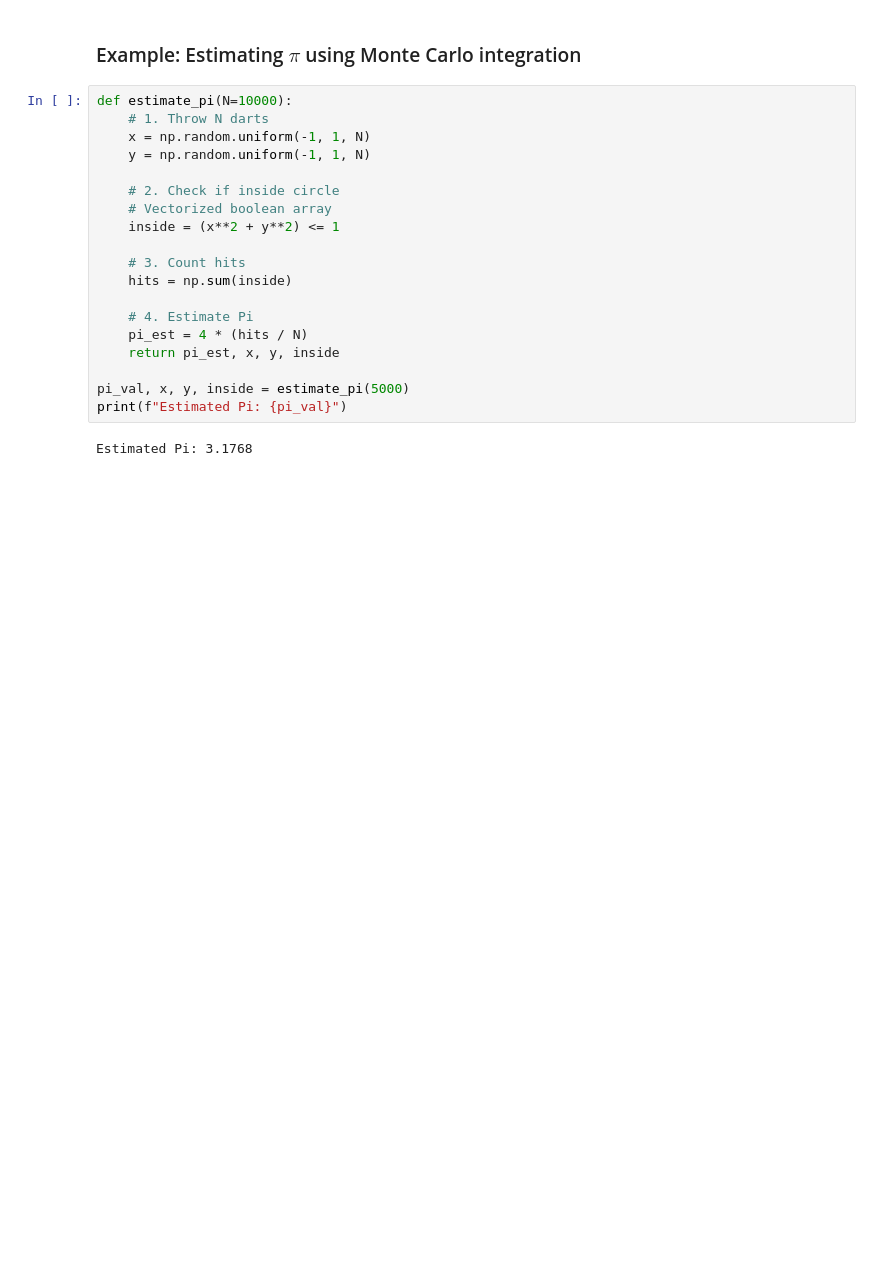
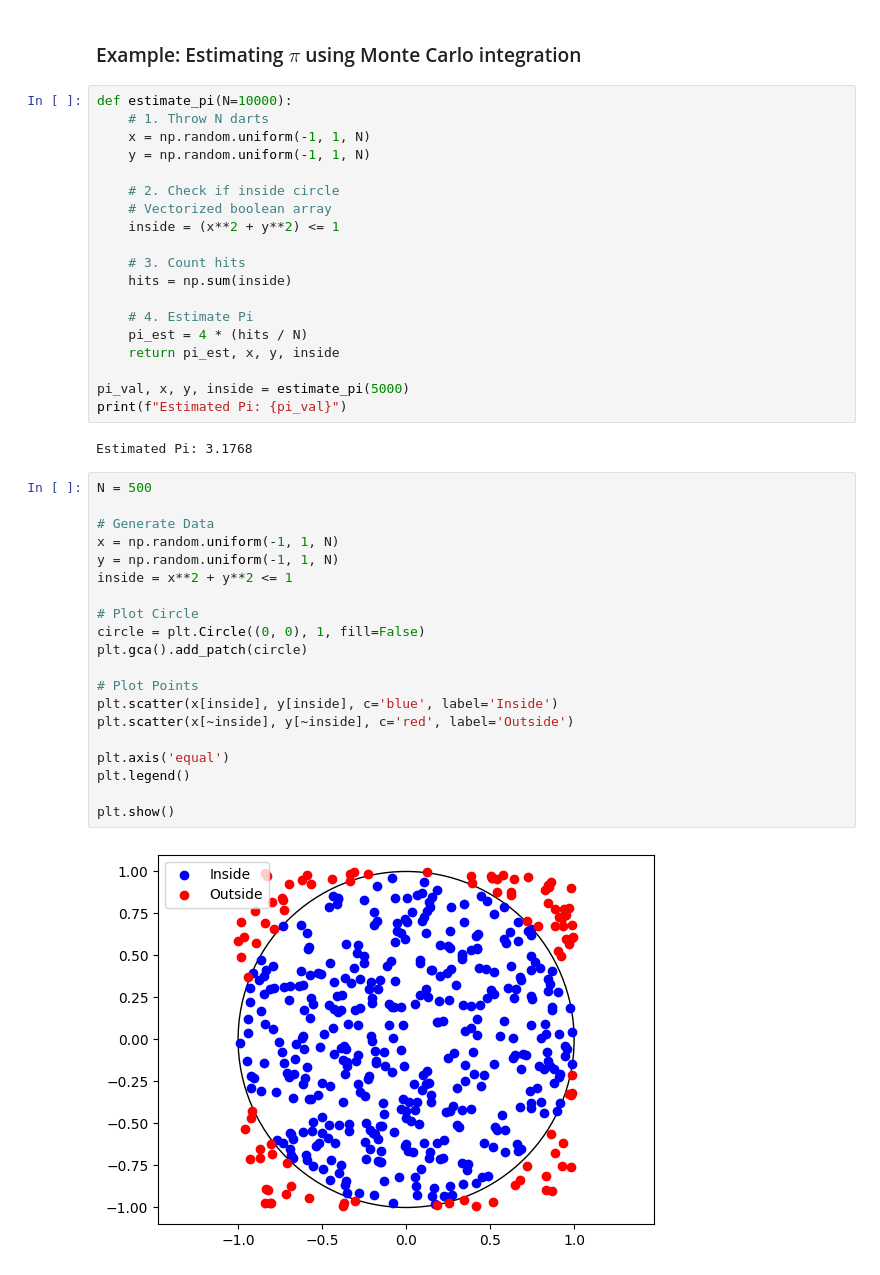
Before and after one commit to joshfpedro/math-328, a Jupyter notebook: numerical_calculus.ipynb, the cells around one changed output. Saved outputs shown, nothing was run; the diff lists cells and outputs as text; blank space fills up the shorter version.

```diff
--- a/numerical_calculus.ipynb
+++ b/numerical_calculus.ipynb
@@ -222,3 +222,25 @@ pi_val, x, y, inside = estimate_pi(5000)
 print(f"Estimated Pi: {pi_val}")
 # %% [output]
 Estimated Pi: 3.1768
+# %%
+N = 500
+
+# Generate Data
+x = np.random.uniform(-1, 1, N)
+y = np.random.uniform(-1, 1, N)
+inside = x**2 + y**2 <= 1
+
+# Plot Circle
+circle = plt.Circle((0, 0), 1, fill=False)
+plt.gca().add_patch(circle)
+
+# Plot Points
+plt.scatter(x[inside], y[inside], c='blue', label='Inside')
+plt.scatter(x[~inside], y[~inside], c='red', label='Outside')
+
+plt.axis('equal')
+plt.legend()
+
+plt.show()
+# %% [output]
+[figure, added]
```
